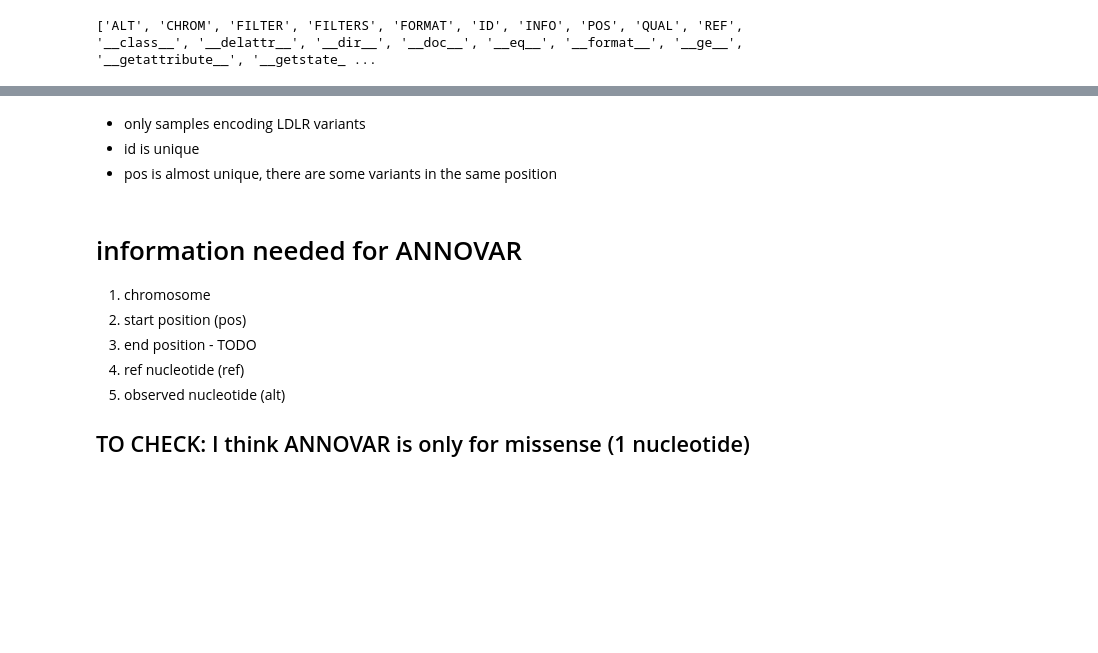
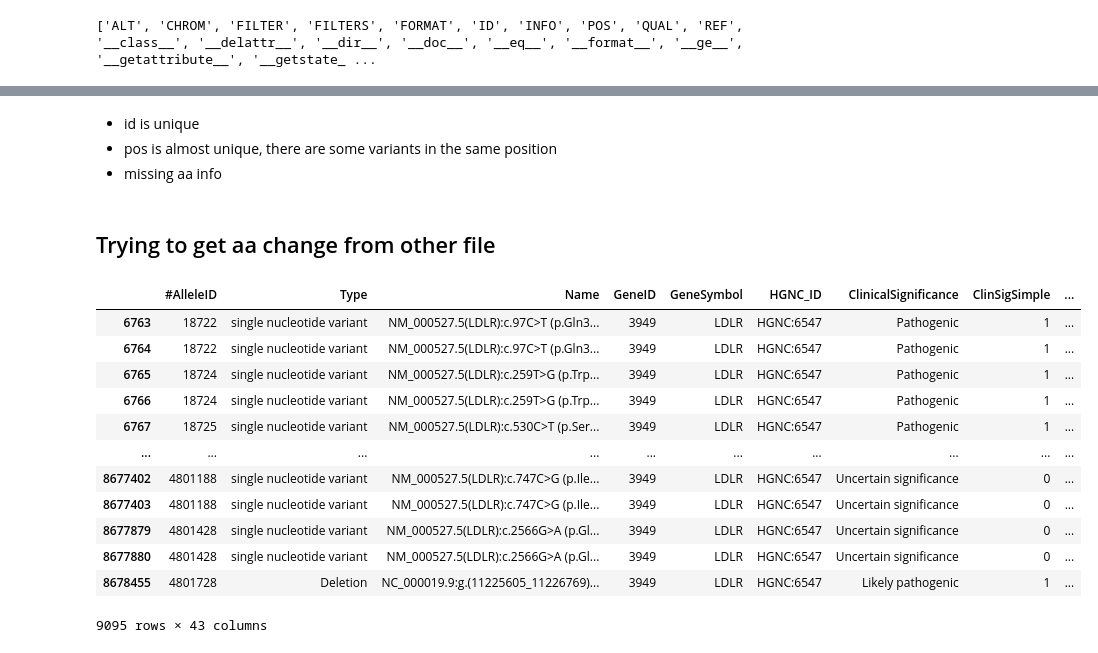
Before and after one commit to gpietrop/CATT, a Jupyter notebook: get_data_from_vcf.ipynb, the cells around one changed output, grey strips where cells are left out. Saved outputs shown, nothing was run; the diff lists cells and outputs as text; code cells hidden in the pictures; blank space fills up the shorter version.

Commit message:
managed to link variant_summary to vcf file

```diff
--- a/get_data_from_vcf.ipynb
+++ b/get_data_from_vcf.ipynb
@@ -7,6 +7,7 @@ Go to https://ftp.ncbi.nlm.nih.gov/pub/clinvar/vcf_GRCh38/ (Our version is clinv
 # %%
 # import packages
 import pandas as pd
+pd.set_option('display.max_columns', None)
 from cyvcf2 import VCF # https://github.com/brentp/cyvcf2/tree/main
 # %% [markdown]
 ### sources for choices
@@ -76,13 +93,25 @@ df
 # %% [markdown]
-* only samples encoding LDLR variants
 * id is unique
 * pos is almost unique, there are some variants in the same position
+* missing aa info
-# %% [markdown]
-# information needed for ANNOVAR
-1. chromosome
-2. start position (pos)
-3. end position - TODO
-4. ref nucleotide (ref)
-5. observed nucleotide (alt)
-
-## TO CHECK: I think ANNOVAR is only for missense (1 nucleotide)
+# %% [markdown]
+## Trying to get aa change from other file
+# %%
+sum_df = pd.read_csv('variant_summary.txt.gz', sep='\t')
+sum_df = sum_df.loc[sum_df['GeneID']==3949]
+# %%
+sum_df
+# %% [output]
+|  | #AlleleID | Type | Name | GeneID | GeneSymbol | HGNC_ID | ClinicalSignificance | ClinSigSimple | ... |
+| 6763 | 18722 | single nucleotide variant | NM_000527.5(LDLR):c.97C>T (p.Gln3... | 3949 | LDLR | HGNC:6547 | Pathogenic | 1 | ... |
+| 6764 | 18722 | single nucleotide variant | NM_000527.5(LDLR):c.97C>T (p.Gln3... | 3949 | LDLR | HGNC:6547 | Pathogenic | 1 | ... |
+| 6765 | 18724 | single nucleotide variant | NM_000527.5(LDLR):c.259T>G (p.Trp... | 3949 | LDLR | HGNC:6547 | Pathogenic | 1 | ... |
+| 6766 | 18724 | single nucleotide variant | NM_000527.5(LDLR):c.259T>G (p.Trp... | 3949 | LDLR | HGNC:6547 | Pathogenic | 1 | ... |
+| 6767 | 18725 | single nucleotide variant | NM_000527.5(LDLR):c.530C>T (p.Ser... | 3949 | LDLR | HGNC:6547 | Pathogenic | 1 | ... |
+| ... | ... | ... | ... | ... | ... | ... | ... | ... | ... |
+| 8677402 | 4801188 | single nucleotide variant | NM_000527.5(LDLR):c.747C>G (p.Ile... | 3949 | LDLR | HGNC:6547 | Uncertain significance | 0 | ... |
+| 8677403 | 4801188 | single nucleotide variant | NM_000527.5(LDLR):c.747C>G (p.Ile... | 3949 | LDLR | HGNC:6547 | Uncertain significance | 0 | ... |
+| 8677879 | 4801428 | single nucleotide variant | NM_000527.5(LDLR):c.2566G>A (p.Gl... | 3949 | LDLR | HGNC:6547 | Uncertain significance | 0 | ... |
+| 8677880 | 4801428 | single nucleotide variant | NM_000527.5(LDLR):c.2566G>A (p.Gl... | 3949 | LDLR | HGNC:6547 | Uncertain significance | 0 | ... |
+| 8678455 | 4801728 | Deletion | NC_000019.9:g.(11225605_11226769)... | 3949 | LDLR | HGNC:6547 | Likely pathogenic | 1 | ... |
+9095 rows × 43 columns
```
Also changed, not shown: parts of 6 cells of this notebook, 1 other file.
